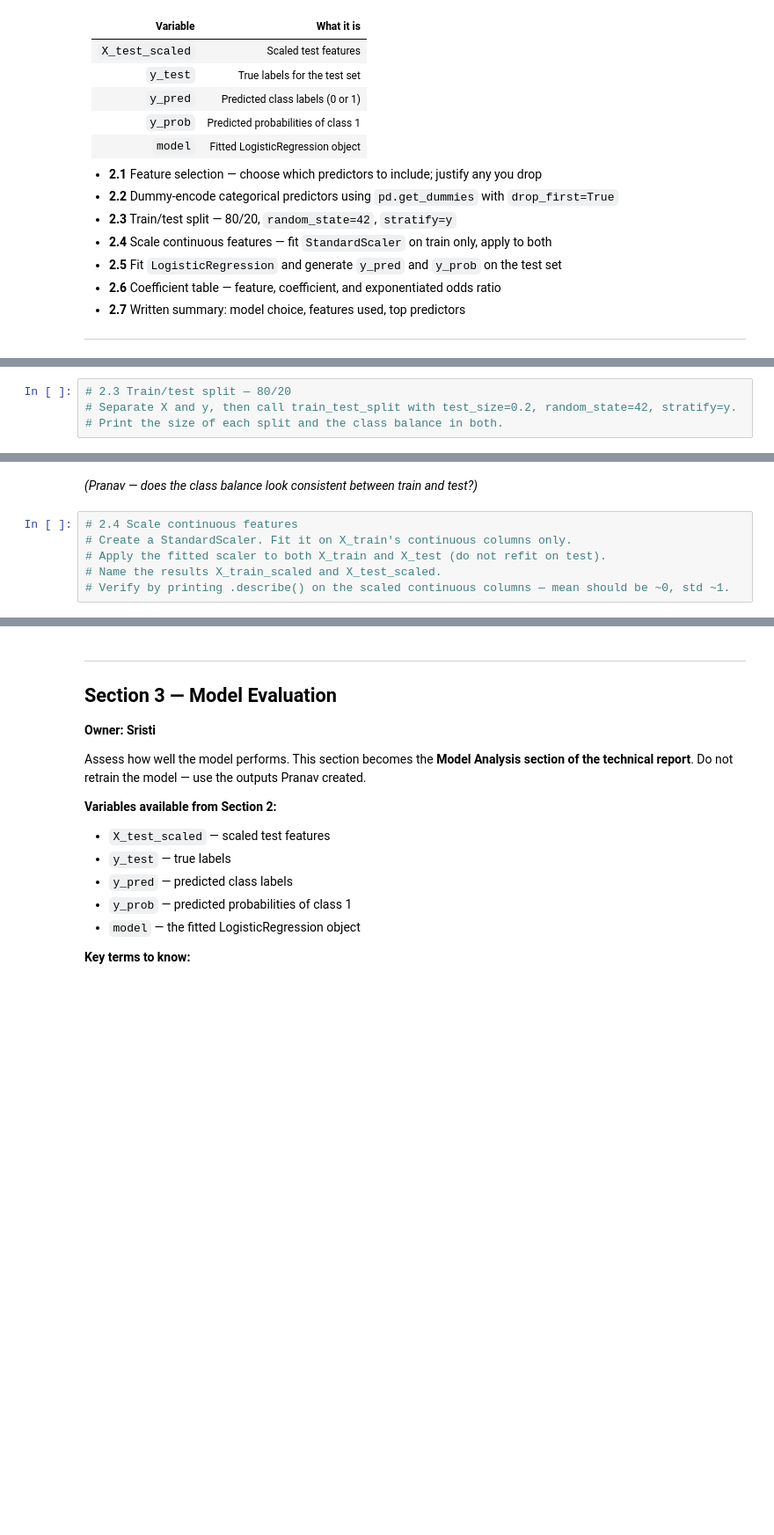
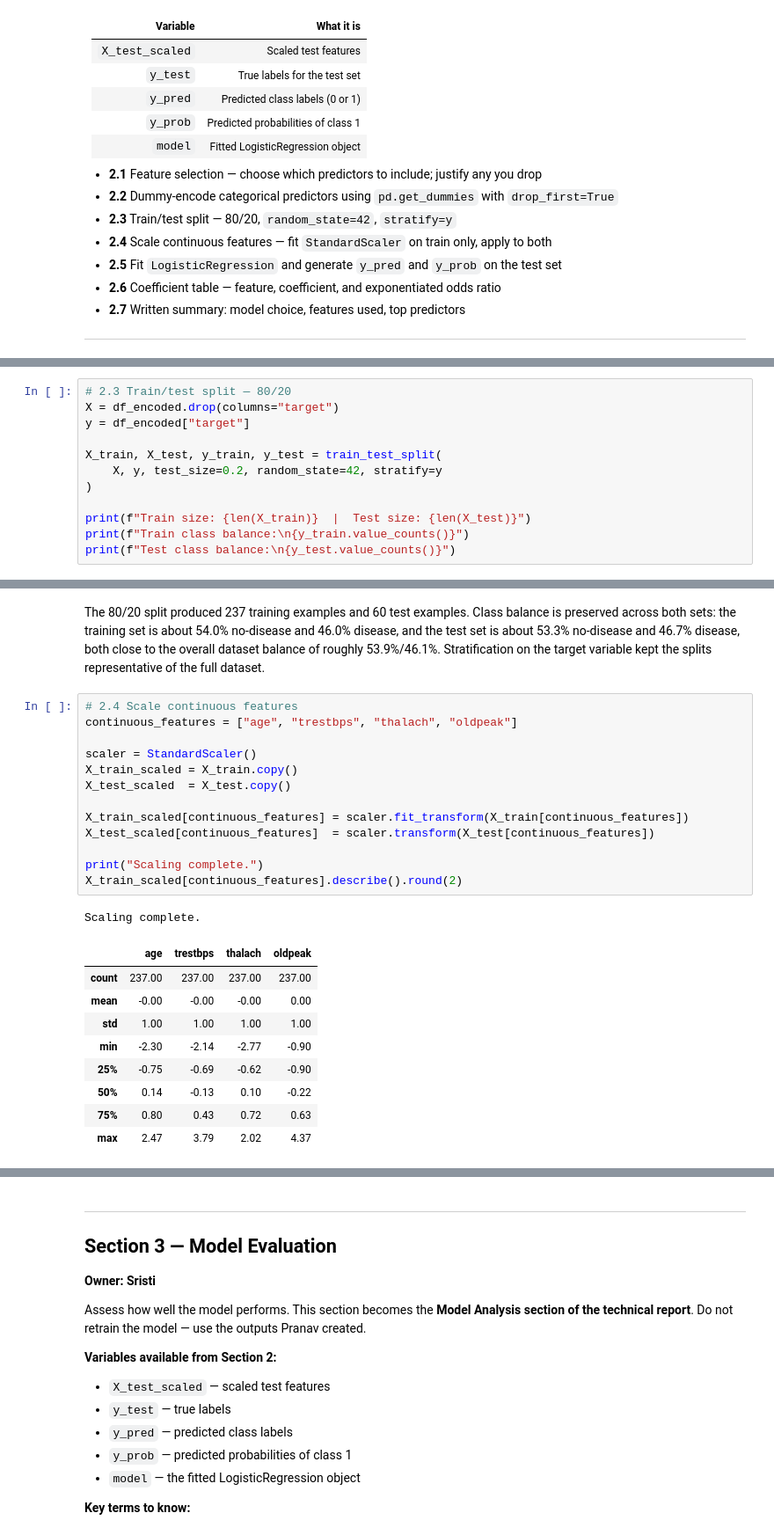
Before and after one commit to pdhinaka/AAI500-Final-Project, a Jupyter notebook: AAI500_Final_Project.ipynb, the cells around one changed output, grey strips where cells are left out. Shown at 88% size. Drawn from its saved outputs; the diff is of its cells as text; blank space fills up the shorter version.

```diff
--- a/AAI500_Final_Project.ipynb
+++ b/AAI500_Final_Project.ipynb
@@ -426,4 +456,12 @@ You are working with `heart_clean`, `continuous_cols`, and `categorical_cols` fr
 # %%
 # 2.3 Train/test split — 80/20
-# Separate X and y, then call train_test_split with test_size=0.2, random_state=42, stratify=y.
-# Print the size of each split and the class balance in both.
+X = df_encoded.drop(columns="target")
+y = df_encoded["target"]
+
+X_train, X_test, y_train, y_test = train_test_split(
+    X, y, test_size=0.2, random_state=42, stratify=y
+)
+
+print(f"Train size: {len(X_train)}  |  Test size: {len(X_test)}")
+print(f"Train class balance:\n{y_train.value_counts()}")
+print(f"Test class balance:\n{y_test.value_counts()}")
@@ -430,9 +480,30 @@ You are working with `heart_clean`, `continuous_cols`, and `categorical_cols` fr
 # %% [markdown]
-*(Pranav — does the class balance look consistent between train and test?)*
+The 80/20 split produced 237 training examples and 60 test examples. Class balance is preserved
+across both sets: the training set is about 54.0% no-disease and 46.0% disease, and the test set is
+about 53.3% no-disease and 46.7% disease, both close to the overall dataset balance of roughly
+53.9%/46.1%. Stratification on the target variable kept the splits representative of the full dataset.
 # %%
 # 2.4 Scale continuous features
-# Create a StandardScaler. Fit it on X_train's continuous columns only.
-# Apply the fitted scaler to both X_train and X_test (do not refit on test).
-# Name the results X_train_scaled and X_test_scaled.
-# Verify by printing .describe() on the scaled continuous columns — mean should be ~0, std ~1.
+continuous_features = ["age", "trestbps", "thalach", "oldpeak"]
+
+scaler = StandardScaler()
+X_train_scaled = X_train.copy()
+X_test_scaled  = X_test.copy()
+
+X_train_scaled[continuous_features] = scaler.fit_transform(X_train[continuous_features])
+X_test_scaled[continuous_features]  = scaler.transform(X_test[continuous_features])
+
+print("Scaling complete.")
+X_train_scaled[continuous_features].describe().round(2)
+# %% [output]
+Scaling complete.
+|  | age | trestbps | thalach | oldpeak |
+| count | 237.00 | 237.00 | 237.00 | 237.00 |
+| mean | -0.00 | -0.00 | -0.00 | 0.00 |
+| std | 1.00 | 1.00 | 1.00 | 1.00 |
+| min | -2.30 | -2.14 | -2.77 | -0.90 |
+| 25% | -0.75 | -0.69 | -0.62 | -0.90 |
+| 50% | 0.14 | -0.13 | 0.10 | -0.22 |
+| 75% | 0.80 | 0.43 | 0.72 | 0.63 |
+| max | 2.47 | 3.79 | 2.02 | 4.37 |
 # %% [markdown]
```
Also changed, not shown: parts of 12 cells of this notebook.
